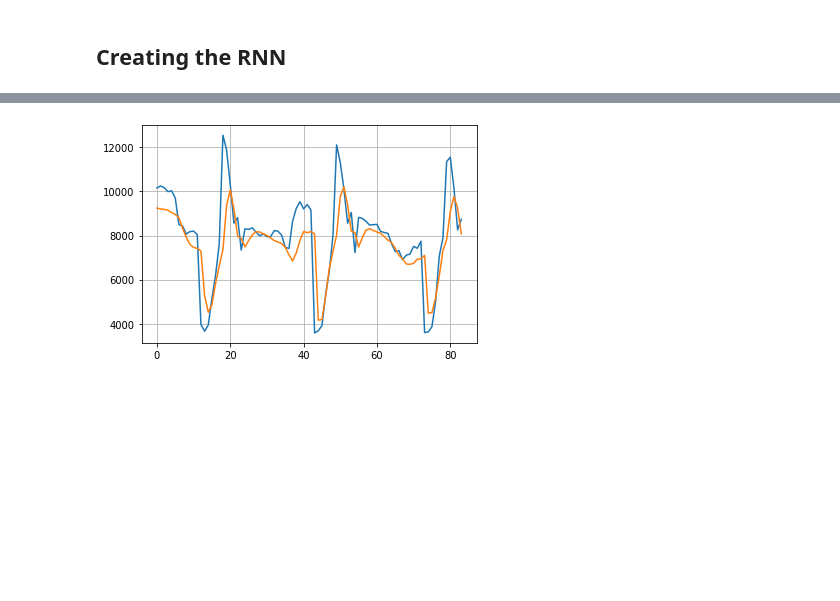
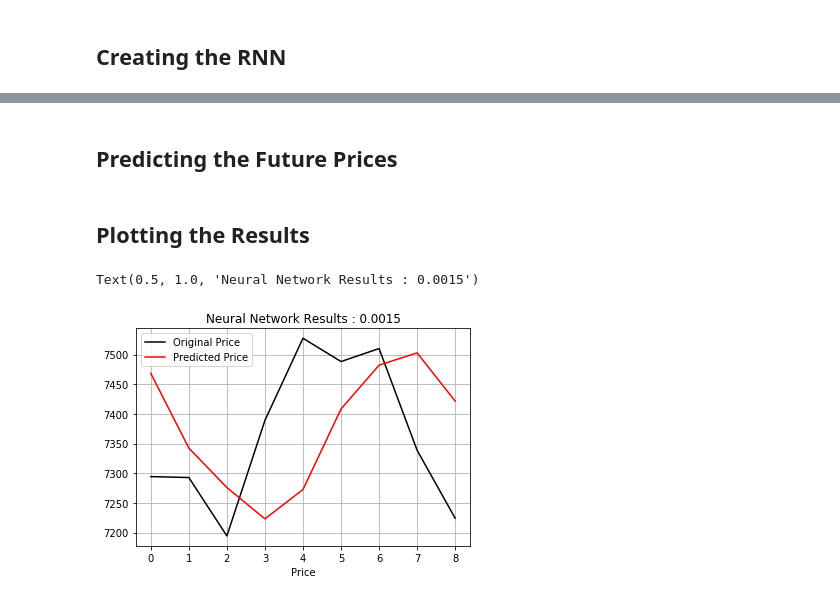
Before and after one commit to ParthikB/Crypto-Predictor, a Jupyter notebook: krish.ipynb, the cells around one changed output, grey strips where cells are left out. Cells and saved outputs as stored; diff of their text form; code cells hidden in the pictures; blank space fills up the shorter version.

```diff
--- a/krish.ipynb
+++ b/krish.ipynb
@@ -106,8 +109,8 @@ train_x, train_y = create_data(train_data, TIME_STAMP)
 test_x, test_y   = create_data(test_data, TIME_STAMP)
 
 # RESHAPING the Train/Test Features to match the Neural Network input dims
-train_x = train_x.reshape(train_x.shape[0], TIME_STAMP , input_dim)
-test_x  = test_x.reshape(test_x.shape[0], TIME_STAMP , input_dim)
+train_x = train_x.reshape(train_x.shape[0], TIME_STAMP , 1)
+test_x  = test_x.reshape(test_x.shape[0], TIME_STAMP , 1)
 # %% [markdown]
 ## Creating the RNN
 # %%
@@ -173,2 +191,4 @@ final_loss = model.history.history['loss'][-1]
+# %% [markdown]
+## Predicting the Future Prices
 # %%
 predictions = model.predict(test_x)
@@ -179,6 +195,17 @@ predicted_labels = scale.inverse_transform(predictions)
-# %%
-plt.plot(original_labels)
-plt.plot(predicted_labels)
-plt.grid(1)
-# %% [output]
-[figure, removed]
+# %% [markdown]
+## Plotting the Results
+# %%
+# Reverse Preprocessing the Data
+training_labels  = scale.inverse_transform(train_y)
+original_labels  = scale.inverse_transform(test_y)
+predicted_labels = scale.inverse_transform(predictions)
+
+plt.plot(original_labels,  label='Original Price', color='k')
+plt.plot(predicted_labels, label='Predicted Price', color='red')
+plt.legend()
+plt.grid(1)
+plt.xlabel('Price')
+plt.title(f'Neural Network Results : {round(final_loss, 4)}')
+# %% [output]
+Text(0.5, 1.0, 'Neural Network Results : 0.0015')
+[figure, added]
```
Also changed, not shown: parts of 5 cells of this notebook.
